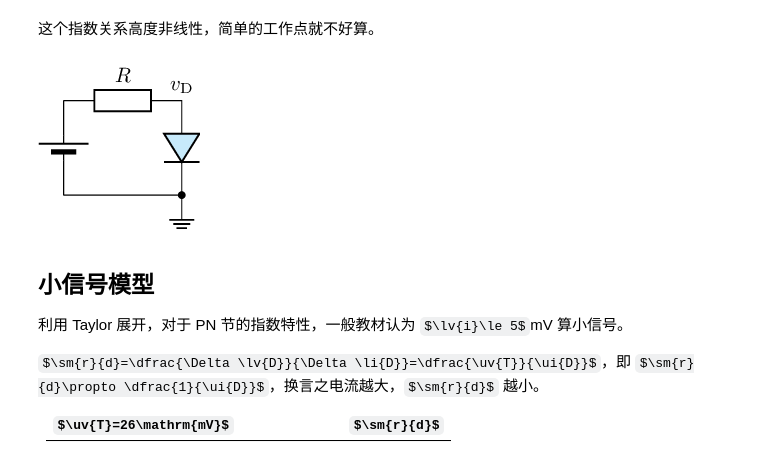
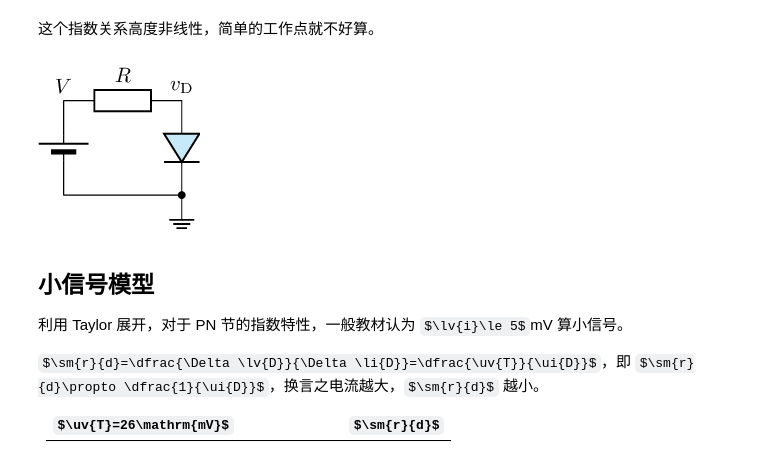
Before and after one commit to chenshuo/nuedc, a Jupyter notebook: docs/diode.ipynb, the cells around one changed output. Drawn from its saved outputs; the diff is of its cells as text; code cells hidden in the pictures; some formulas as TeX source.

```diff
--- a/docs/diode.ipynb
+++ b/docs/diode.ipynb
@@ -35,17 +43,18 @@ $\uv{D} - \ui{D}$ 指数关系：
 # %%
 %%tikz -ct
 
 \ctikzset{european resistors}
 \ctikzset{diodes/fill=cyan!20}
 
-\draw (0, 0) to [battery2] ++(0, -1.6) coordinate (G);
+\draw (0, 0) node [above] {$V$}
+  to [battery2] ++(0, -1.6) coordinate (G);
 \draw (0, 0) to [R, l={$R$}, bipoles/length=1.2cm] ++(2, 0)
   node [above] {$v_\mathrm{D}$}
   to [D, bipoles/length=1.2cm] ++(0, -1.6)
   node [circ] {} node [ground] {}
   -- (G);
 # %% [output]
-[figure, old version]
+[figure, new version]
 # %% [markdown]
 ## 小信号模型
 
```
Also changed, not shown: parts of 3 cells of this notebook, 1 other file.
